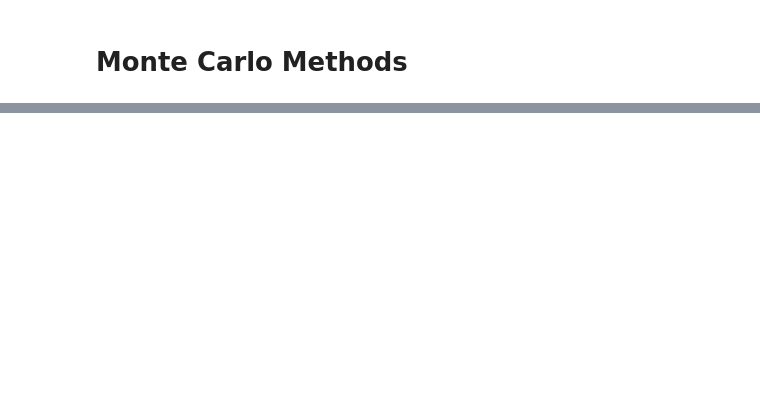
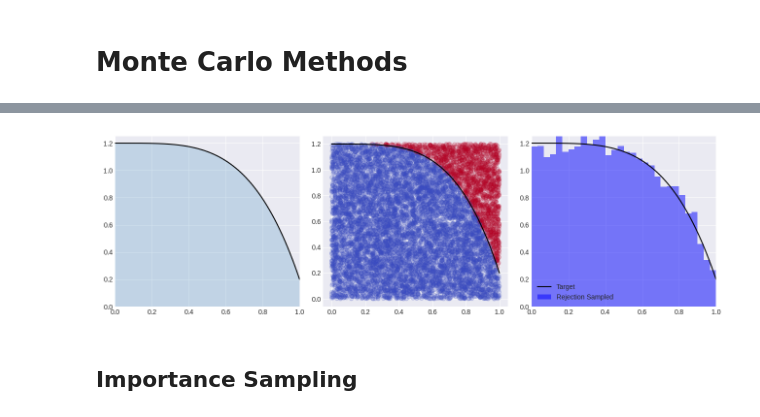
Before and after one commit to f-ilic/cib_seminar, a Jupyter notebook: overview.ipynb, the cells around one changed output, grey strips where cells are left out. Drawn from its saved outputs; the diff is of its cells as text; code cells hidden in the pictures; blank space fills up the shorter version.

Commit message:
Rejection sampling almost done

```diff
--- a/overview.ipynb
+++ b/overview.ipynb
@@ -92,0 +64,30 @@ show S f(x) * p(x)/q(x) * q(x) <---- tractable since we can choose q(x)
+# %%
+maxy = 1.2
+
+def f(x):
+    return maxy - x**5
+
+xs = np.linspace(0, 1, 1000)
+ys = f(xs)
+fig, dist_ax = plt.subplots(1,3, figsize=(13, 4))
+
+dist_ax[0].plot(xs, ys, label="Forward Function", c='k')
+dist_ax[0].fill_between(xs, ys, 0, alpha=0.2)
+dist_ax[0].set_xlim([0, 1]), dist_ax[0].set_ylim([0, 1.25])
+
+x = np.random.uniform(low=0, high=1,    size=10000)
+y = np.random.uniform(low=0, high=maxy, size=10000)
+c = y<f(x)
+
+dist_ax[1].plot(xs, ys, c='k')
+dist_ax[1].scatter(x, y, alpha=0.2, label="Samples", c=c, cmap='coolwarm_r')
+
+dist_ax[2].plot(xs, ys, label="Target", c='k')
+dist_ax[2].hist(x[c], bins=30, density=True, alpha=0.5, label="Rejection Sampled", color='blue')
+dist_ax[2].set_xlim([0, 1]), dist_ax[2].set_ylim([0, 1.25]),
+plt.legend()
+plt.tight_layout()
+# %% [output]
+[figure, added]
+# %% [markdown]
+## Importance Sampling
```
Also changed, not shown: parts of 8 cells of this notebook.
